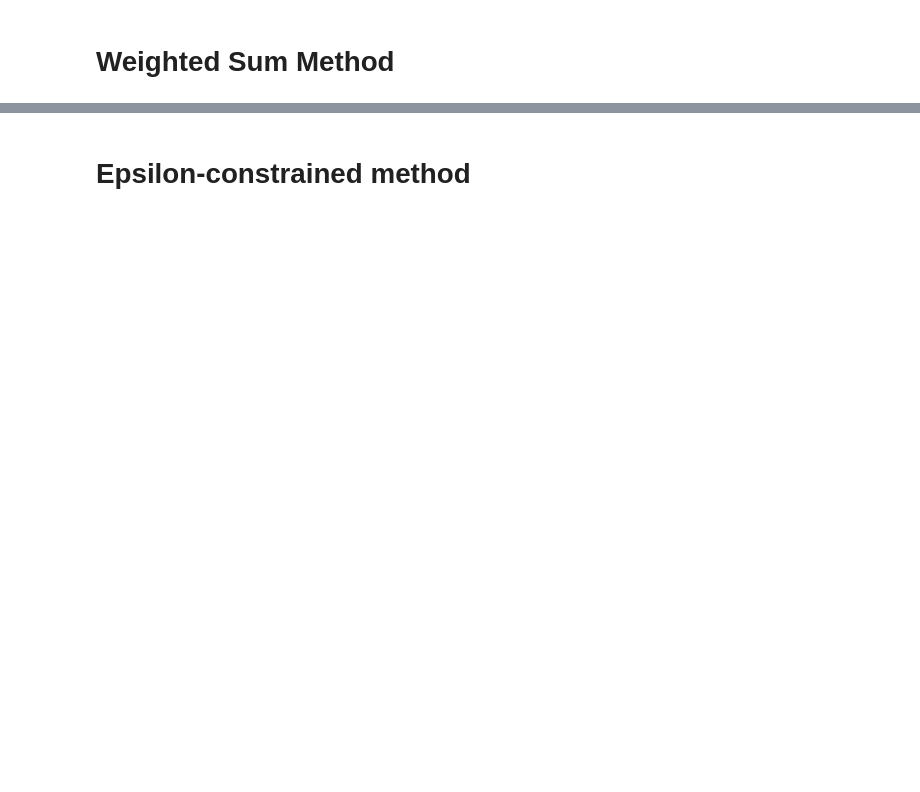
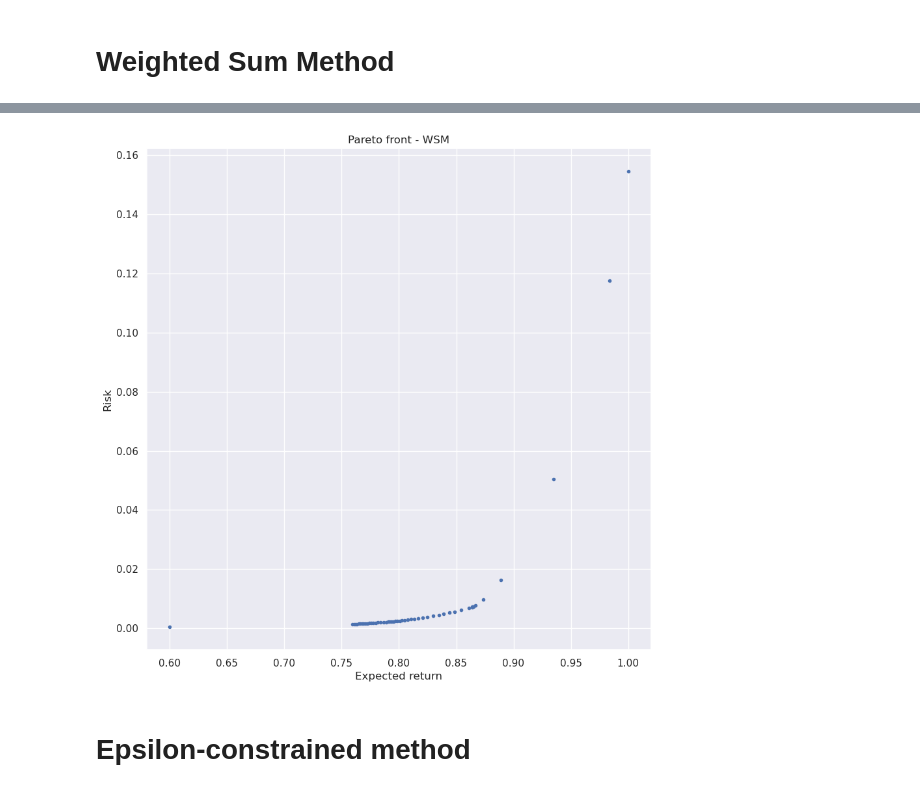
Before and after one commit to Vosloo/portfolio-optimization, a Jupyter notebook: Script1.ipynb, the cells around one changed output, grey strips where cells are left out. Saved outputs shown, nothing was run; the diff lists cells and outputs as text; code cells hidden in the pictures; blank space fills up the shorter version.

Commit message:
Added final results

```diff
--- a/Script1.ipynb
+++ b/Script1.ipynb
@@ -324,7 +343,7 @@ Q = matrix(cov_matrix)
-# %%
-solQP = solvers.qp(Q, c, G, h, A, b)
 # %%
-weights1 = [[1/j, 1 - 1/j] for j in range(1,10)]
-weights2 = [[1 - 1/j, 1/j] for j in range(1,10)]
-weights = weights1+weights2
-weights
+weights1 = [(1 / j, 1 - 1 / j) for j in range(1, 50)]
+weights2 = [(1 - 1 / j, 1 / j) for j in range(1, 50)]
+weights = weights1 + weights2
+
+# Remove duplicates
+weights = sorted(list(set(weights)), key=lambda x: x[0])
@@ -350 +359,3 @@ weights
+# %%
+solvers.options['show_progress'] = False
 # %%
@@ -405,2 +374,13 @@ Number of assets to invest in: 1
+# %%
+result = sorted(list(set(result)), key=lambda x: x[0])
+# %%
+plt.figure(figsize=(10, 10))
+plt.plot([x[0] for x in result], [x[1] for x in result], "b.")
+plt.xlabel("Expected return")
+plt.ylabel("Risk")
+plt.title("Pareto front - WSM")
+plt.show()
+# %% [output]
+[figure, added]
 # %% [markdown]
 # Epsilon-constrained method
```
Also changed, not shown: parts of 22 cells of this notebook, 1 other file.
